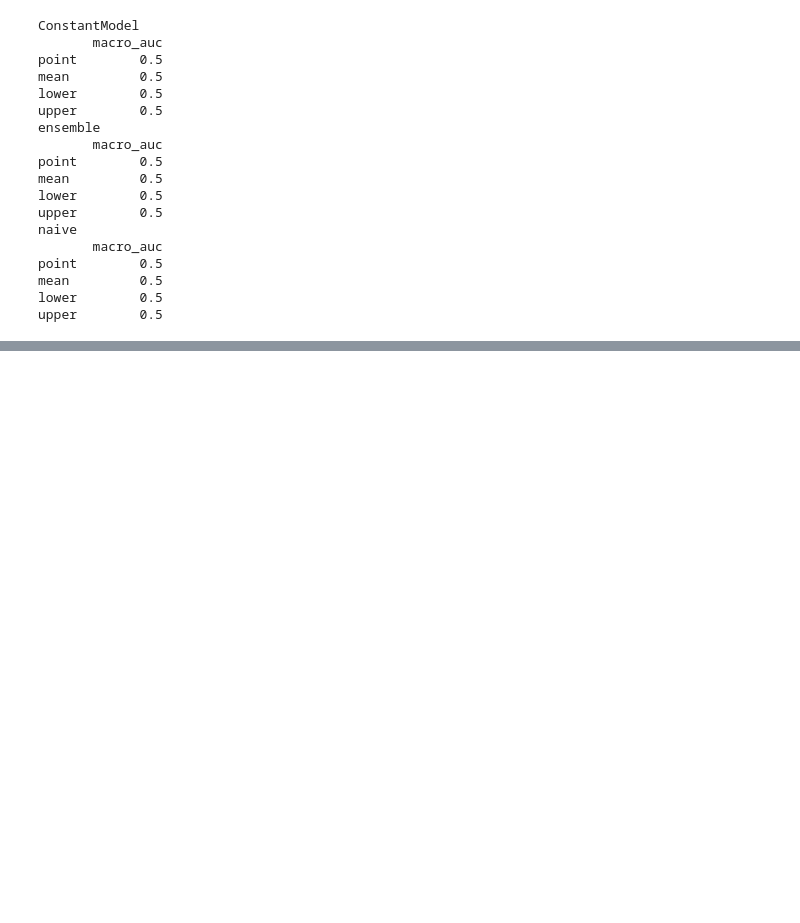
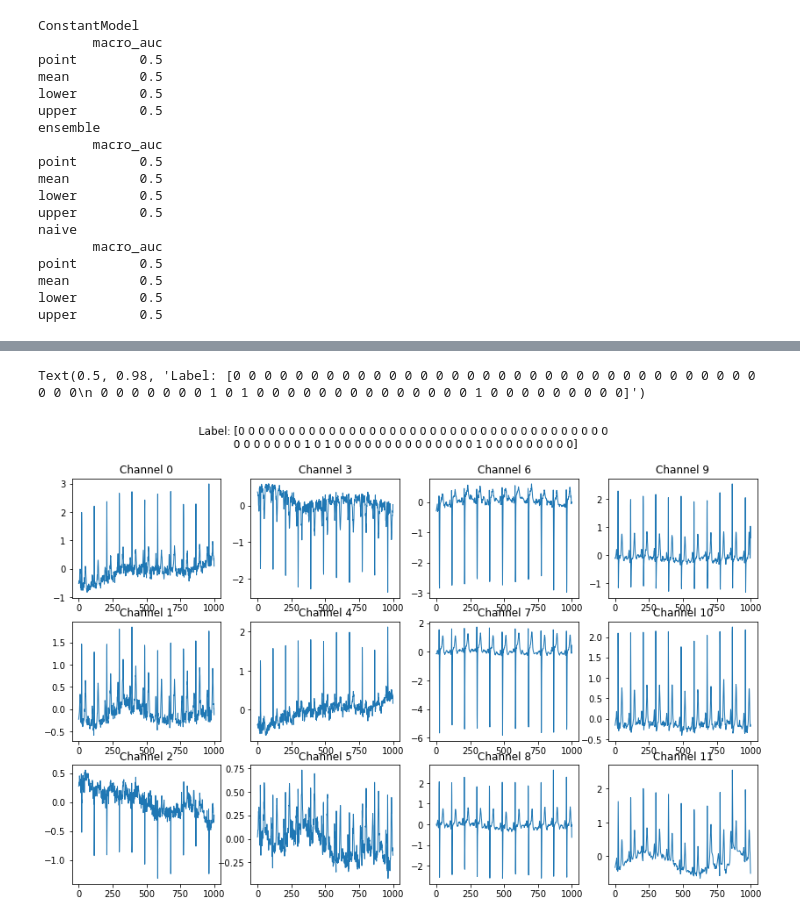
Before and after one commit to constructor-s/csc2516_project_ecg_ptbxl_benchmarking, a Jupyter notebook: code/basics.ipynb, the cells around one changed output, grey strips where cells are left out. Saved outputs shown, nothing was run; the diff lists cells and outputs as text; code cells hidden in the pictures; blank space fills up the shorter version.

Commit message:
Add visualization example

```diff
--- a/code/basics.ipynb
+++ b/code/basics.ipynb
@@ -1,29 +38,4 @@
 # %%
-from experiments.scp_experiment import SCP_Experiment
-from models.base_model import ClassificationModel
-import numpy as np
-
-class ConstantPredictionModel(ClassificationModel):
-    """
-    An example model that does not do any training and
-    returns the same constant prediction for all input
-    """
-    def __init__(self, name, n_classes,  sampling_frequency, outputfolder, input_shape):
-        self.name = name
-        self.n_classes = n_classes
-        self.sampling_frequency = sampling_frequency
-        self.outputfolder = outputfolder
-        self.input_shape = input_shape
-
-    def fit(self, X_train, y_train, X_val, y_val):
-        pass
-
-    def predict(self, X):
-        batch_size, _, _ = X.shape
-        ret = np.zeros([batch_size, self.n_classes], dtype=np.int)
-        ret[:, 6] = 1
-        return ret
-
 # Below is a config to be used with our modified SCP_Experiment class
 # which accepts a "modelclass" so that we can easily test any custom
 # defined model in a notebook
@@ -42,7 +54,7 @@ outputfolder = '../output/'
 #     ('exp2', 'form'),
 #     ('exp3', 'rhythm')
 #     ]
-experiment = SCP_Experiment(experiment_name="my_exp1", task="diagnostic",
+experiment = SCP_Experiment(experiment_name="my_exp1", task="all",
                             datafolder=datafolder, outputfolder=outputfolder,
                             models=[constant_config])
 # %%
@@ -99,3 +114,16 @@ experiments
 models
 reproduce_results.py
 utils
+# %%
+X_train = experiment.X_train
+y_train = experiment.y_train
+import matplotlib.pyplot as plt
+trace = X_train[0, :, :]
+fig, axes = plt.subplots(3, 4, figsize=(14, 8.5))
+for i, ax in enumerate(axes.T.ravel()):
+    ax.plot(trace[:, i], linewidth=1)
+    ax.set_title(f"Channel {i}")
+fig.suptitle(f"Label: {y_train[0]}")
+# %% [output]
+Text(0.5, 0.98, 'Label: [0 0 0 0 0 0 0 0 0 0 0 0 0 0 0 0 0 0 0 0 0 0 0 0 0 0 0 0 0 0 0 0 0 0 0 0 0\n 0 0 0 0 0 0 0 1 0 1 0 0 0 0 0 0 0 0 0 0 0 0 0 0 1 0 0 0 0 0 0 0 0 0]')
+[figure, added]
```
Also changed, not shown: parts of 5 cells of this notebook.
